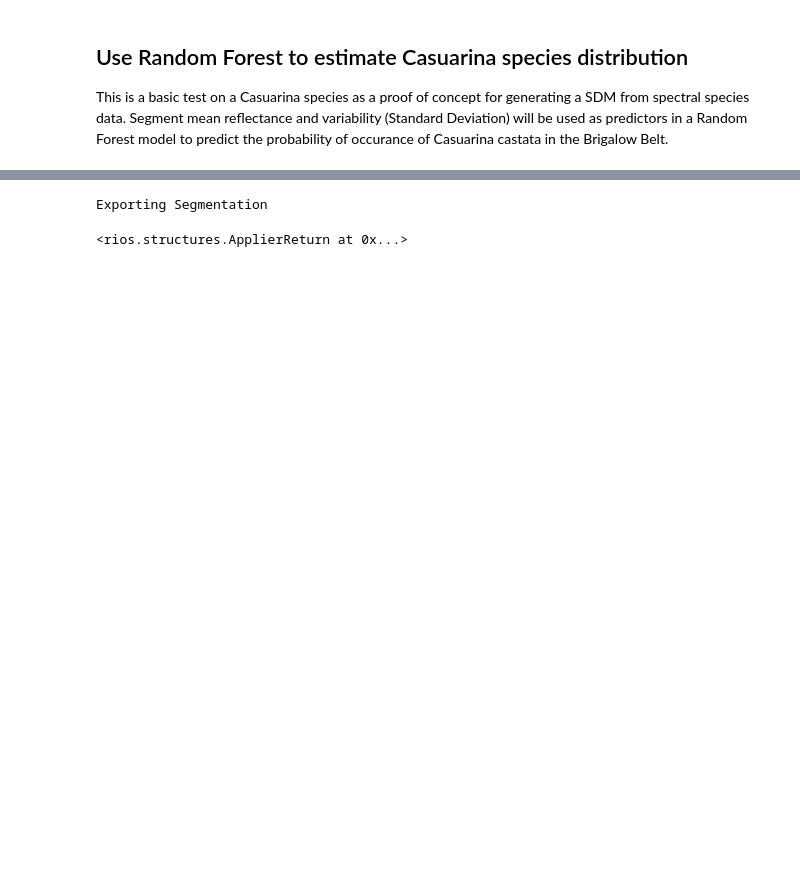
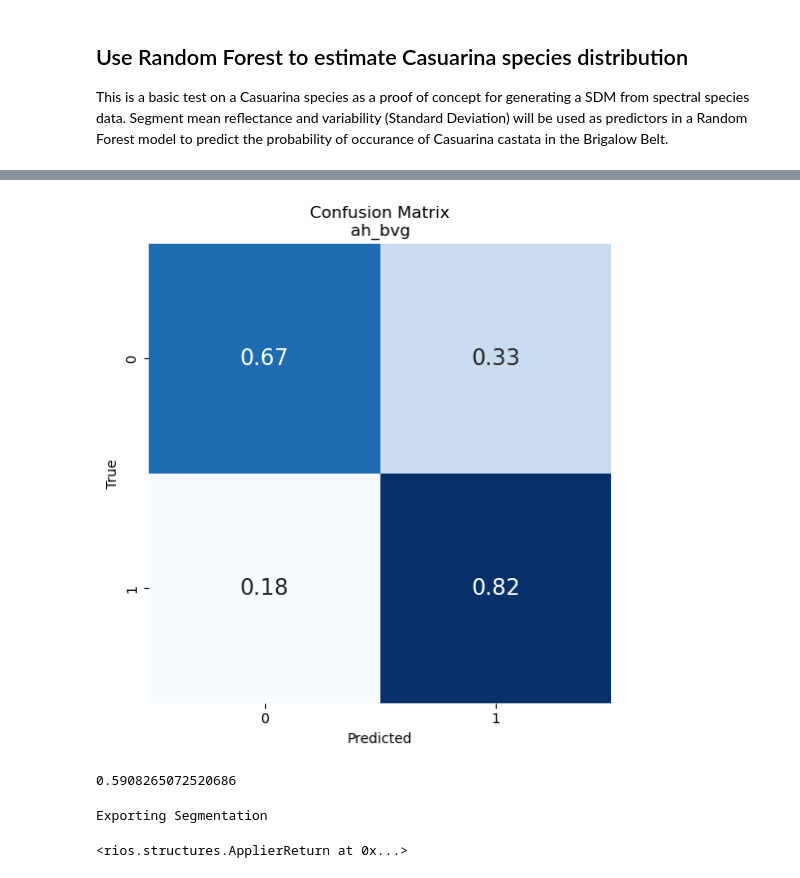
Before and after one commit to t-hackwood/SpectralBotany, a Jupyter notebook: notebooks/SpectralBotany.ipynb, the cells around one changed output, grey strips where cells are left out. Saved outputs shown, nothing was run; the diff lists cells and outputs as text; code cells hidden in the pictures; blank space fills up the shorter version.

```diff
--- a/notebooks/SpectralBotany.ipynb
+++ b/notebooks/SpectralBotany.ipynb
@@ -1710,3 +2182,31 @@ plt.show()
+# %%
+# Make a nicer confusion matrix
+import seaborn as sns
+
+# Create a confusion matrix
+cm = confusion_matrix(y_test, y_pred, normalize='true')
+
+# Create a heatmap from the confusion matrix
+plt.figure(figsize=(6, 6))
+sns.heatmap(cm, annot=True, cmap='Blues', cbar=False, annot_kws={'size': 16})
+plt.xlabel('Predicted')
+plt.ylabel('True')
+plt.title(f'Confusion Matrix\n{target_species}')
+plt.show()
+# %% [output]
+[figure, added]
+# %%
+# find best threshold from roc
+from sklearn.metrics import roc_curve
+
+fpr, tpr, thresholds = roc_curve(y[test], best_pipeline.predict_proba(X[test])[:, 1])
+
+optimal_idx = np.argmax(tpr - fpr)
+optimal_threshold = thresholds[optimal_idx]
+
+optimal_threshold
+# %% [output]
+0.5908265072520686
 # %%
 # Make predictions on the full dataset
 # Getting probabilities for all classes
```
Also changed, not shown: parts of 41 cells of this notebook.
